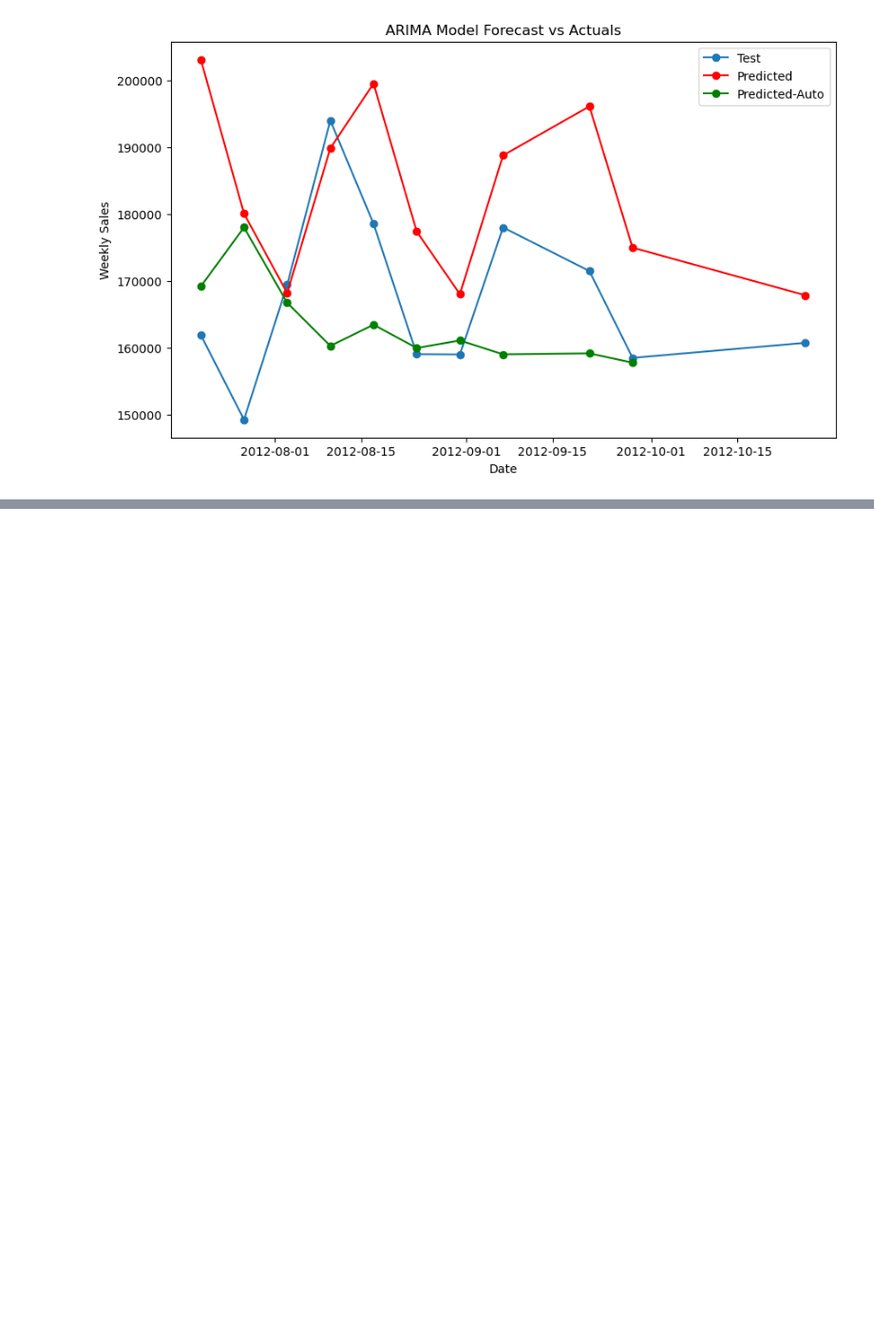
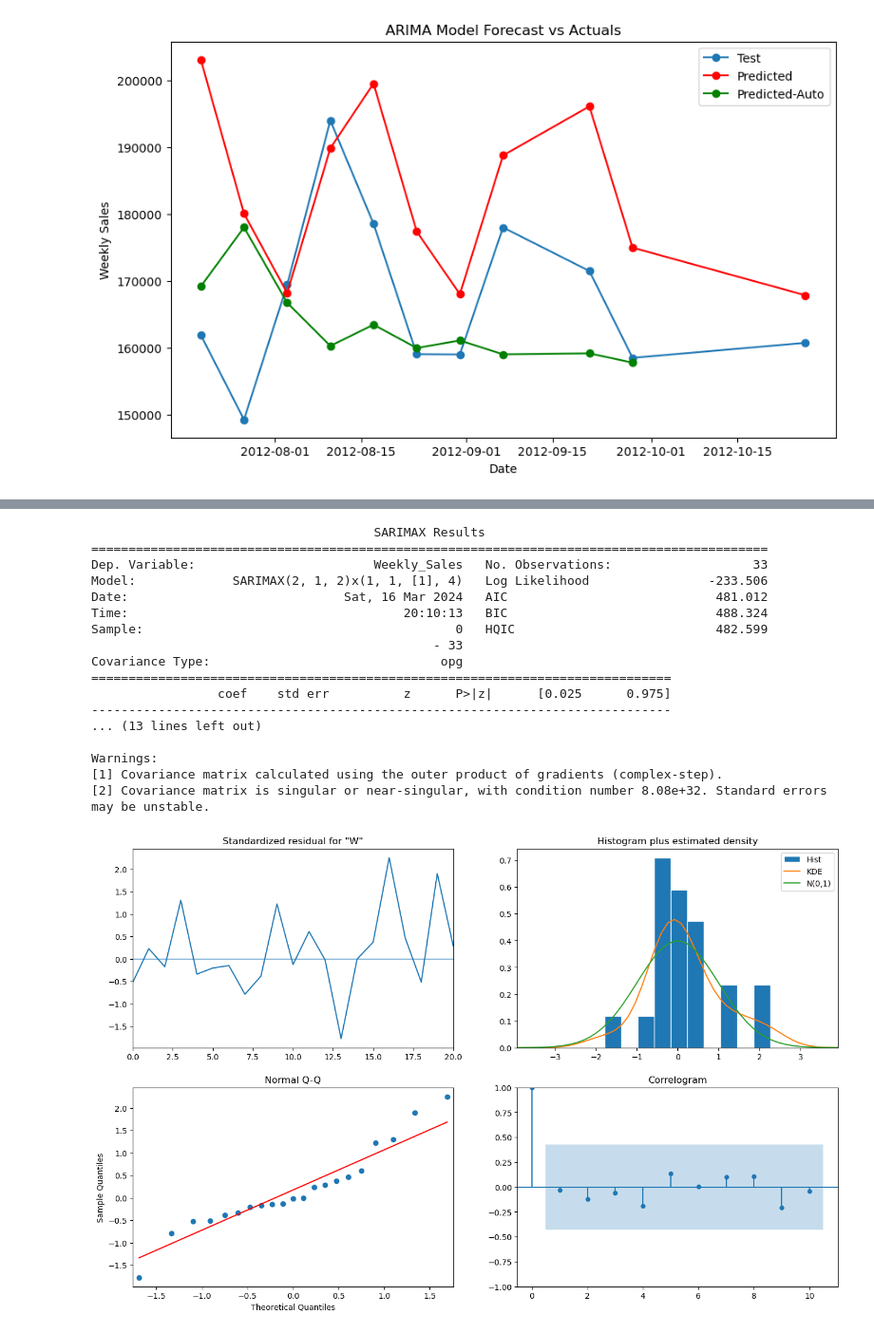
Before and after one commit to bishwajitpaulca/CIND820_Project, a Jupyter notebook: PROJECT_820.ipynb, the cells around one changed output, grey strips where cells are left out. Shown at 95% size. Saved outputs shown, nothing was run; the diff lists cells and outputs as text; code cells hidden in the pictures; blank space fills up the shorter version.

```diff
--- a/PROJECT_820.ipynb
+++ b/PROJECT_820.ipynb
@@ -1061,0 +1185,35 @@ plt.show()
+# %%
+# Build SARIMAX model w/optimal parameters
+sarimax = sm.tsa.statespace.SARIMAX(train,
+                                    order=(2,1,2),
+                                    seasonal_order=(1,1,1,4),
+                                    enforce_stationarity=False,
+                                    enforce_invertibility=False)
+
+# Fit the model
+output = sarimax.fit()
+
+# Print output summary
+print(output.summary())
+
+# Plot diagnostics
+output.plot_diagnostics(figsize=(16,10));
+# %% [output]
+                                      SARIMAX Results
+===========================================================================================
+Dep. Variable:                        Weekly_Sales   No. Observations:                   33
+Model:             SARIMAX(2, 1, 2)x(1, 1, [1], 4)   Log Likelihood                -233.506
+Date:                             Sat, 16 Mar 2024   AIC                            481.012
+Time:                                     20:10:13   BIC                            488.324
+Sample:                                          0   HQIC                           482.599
+                                              - 33
+Covariance Type:                               opg
+==============================================================================
+                 coef    std err          z      P>|z|      [0.025      0.975]
+------------------------------------------------------------------------------
+... (13 lines left out)
+
+Warnings:
+[1] Covariance matrix calculated using the outer product of gradients (complex-step).
+[2] Covariance matrix is singular or near-singular, with condition number 8.08e+32. Standard errors may be unstable.
+[figure, added]
```
Also changed, not shown: parts of 87 cells of this notebook.
